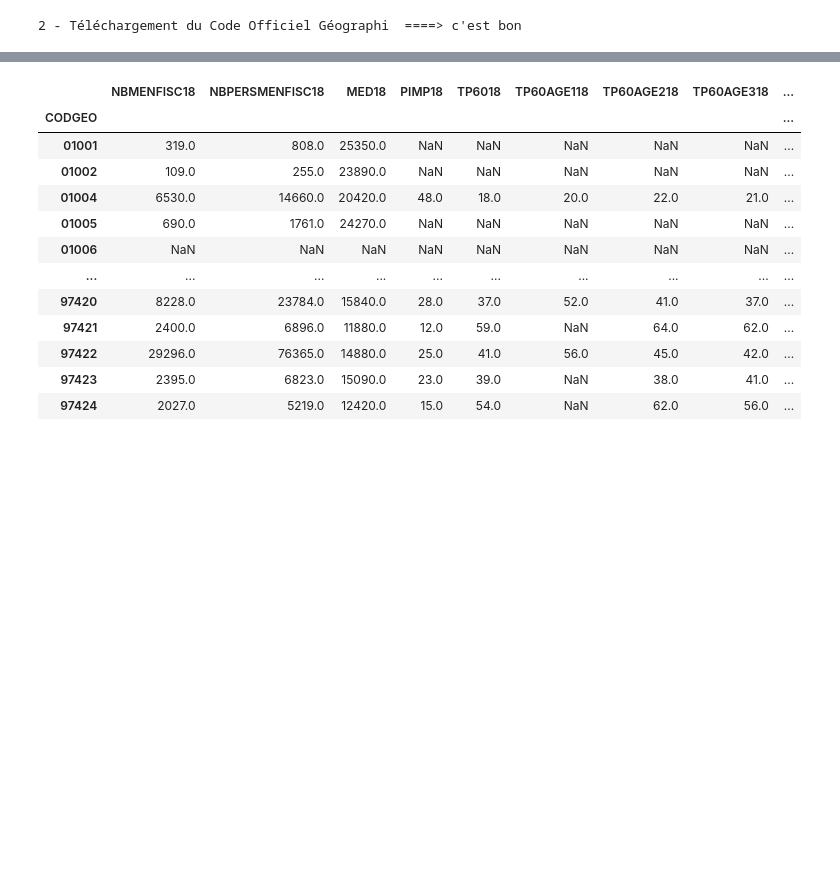
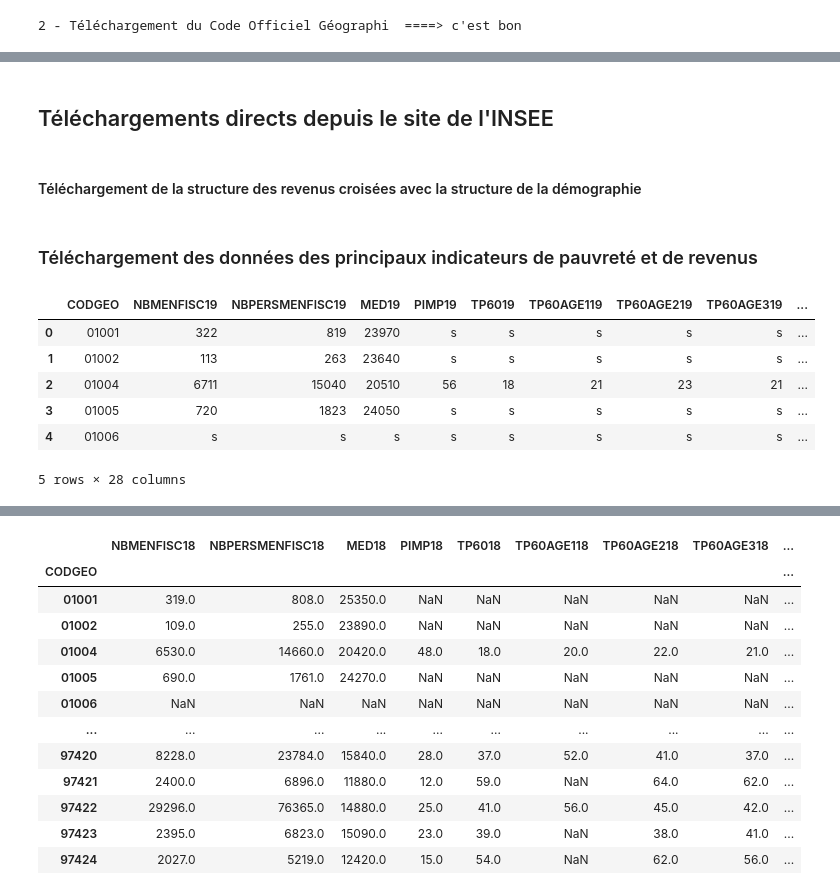
Before and after one commit to LeoMaurice/SportsParticipationEconomicGeographic, a Jupyter notebook: filosofi v2.ipynb, the cells around one changed output, grey strips where cells are left out. Drawn from its saved outputs; the diff is of its cells as text; code cells hidden in the pictures; blank space fills up the shorter version.

```diff
--- a/filosofi v2.ipynb
+++ b/filosofi v2.ipynb
@@ -121,0 +143,4 @@ else:
+# %% [markdown]
+## Téléchargements directs depuis le site de l'INSEE
+# %% [markdown]
+#### Téléchargement de la structure des revenus croisées avec la structure de la démographie
@@ -121,0 +162,2 @@ else:
+# %% [markdown]
+### Téléchargement des données des principaux indicateurs de pauvreté et de revenus
@@ -121,0 +179,10 @@ else:
+# %%
+donnees_filo_ind_communes_2019.head()
+# %% [output]
+|  | CODGEO | NBMENFISC19 | NBPERSMENFISC19 | MED19 | PIMP19 | TP6019 | TP60AGE119 | TP60AGE219 | TP60AGE319 | ... |
+| 0 | 01001 | 322 | 819 | 23970 | s | s | s | s | s | ... |
+| 1 | 01002 | 113 | 263 | 23640 | s | s | s | s | s | ... |
+| 2 | 01004 | 6711 | 15040 | 20510 | 56 | 18 | 21 | 23 | 21 | ... |
+| 3 | 01005 | 720 | 1823 | 24050 | s | s | s | s | s | ... |
+| 4 | 01006 | s | s | s | s | s | s | s | s | ... |
+5 rows × 28 columns
```
Also changed, not shown: parts of 17 cells of this notebook, 1 other file.
